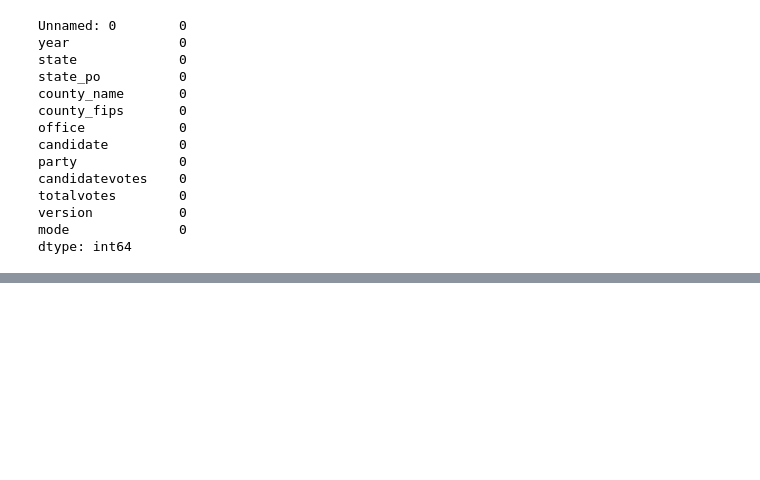
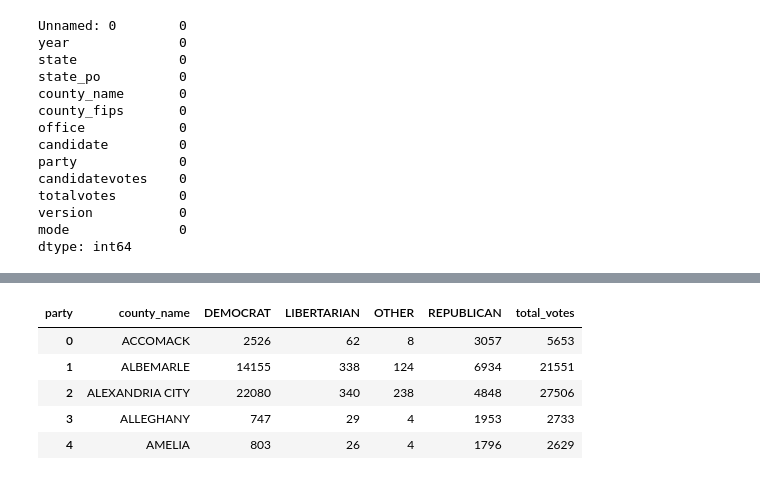
Before and after one commit to dha5sm/project_voting, a Jupyter notebook: Data_exploration_project_voting.ipynb, the cells around one changed output, grey strips where cells are left out. Drawn from its saved outputs; the diff is of its cells as text; code cells hidden in the pictures; blank space fills up the shorter version.

```diff
--- a/Data_exploration_project_voting.ipynb
+++ b/Data_exploration_project_voting.ipynb
@@ -92,0 +142,22 @@ dtype: int64
+# %%
+cols = ['DEMOCRAT','LIBERTARIAN', 'OTHER', 'REPUBLICAN' ]
+
+def convert_str(val):
+  float_n = float(val)
+  int_n = int(float_n)
+  return int_n
+
+for col in cols:
+  df_Votes_party[col] = df_Votes_party[col].apply(convert_str)
+
+#https://saturncloud.io/blog/how-to-sum-values-of-a-row-of-a-pandas-dataframe-efficiently/#:~:text=The%20most%20efficient%20way%20to,the%20values%20in%20each%20row.
+df_Votes_party['total_votes'] = df_Votes_party[ cols ].sum(axis = 1)
+# %%
+df_Votes_party.head()
+# %% [output]
+| party | county_name | DEMOCRAT | LIBERTARIAN | OTHER | REPUBLICAN | total_votes |
+| 0 | ACCOMACK | 2526 | 62 | 8 | 3057 | 5653 |
+| 1 | ALBEMARLE | 14155 | 338 | 124 | 6934 | 21551 |
+| 2 | ALEXANDRIA CITY | 22080 | 340 | 238 | 4848 | 27506 |
+| 3 | ALLEGHANY | 747 | 29 | 4 | 1953 | 2733 |
+| 4 | AMELIA | 803 | 26 | 4 | 1796 | 2629 |
```
Also changed, not shown: parts of 6 cells of this notebook.
